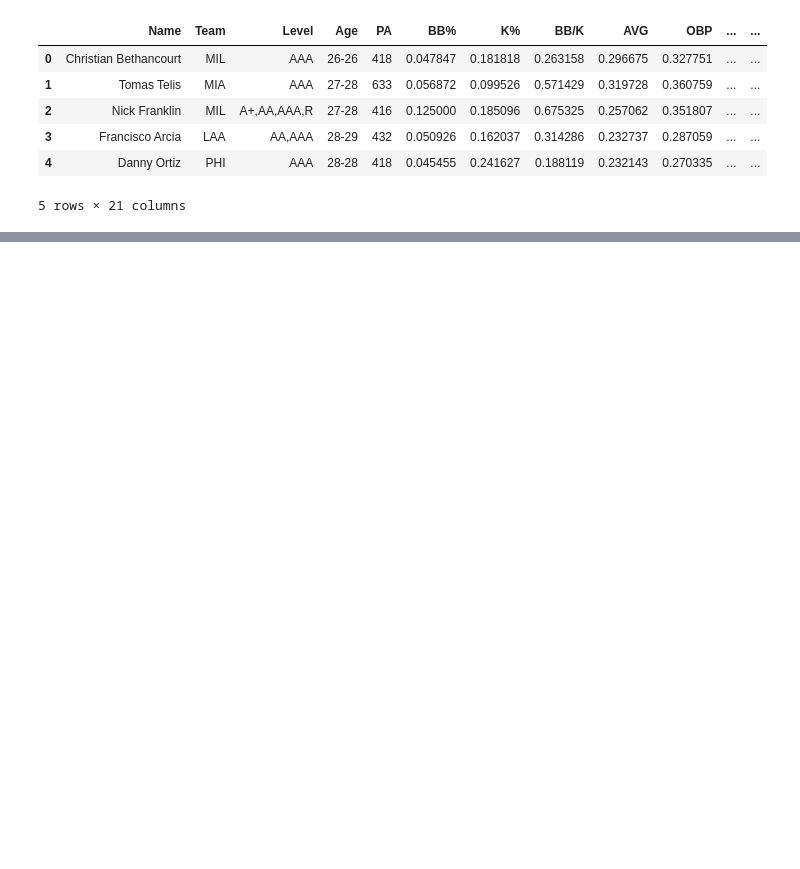
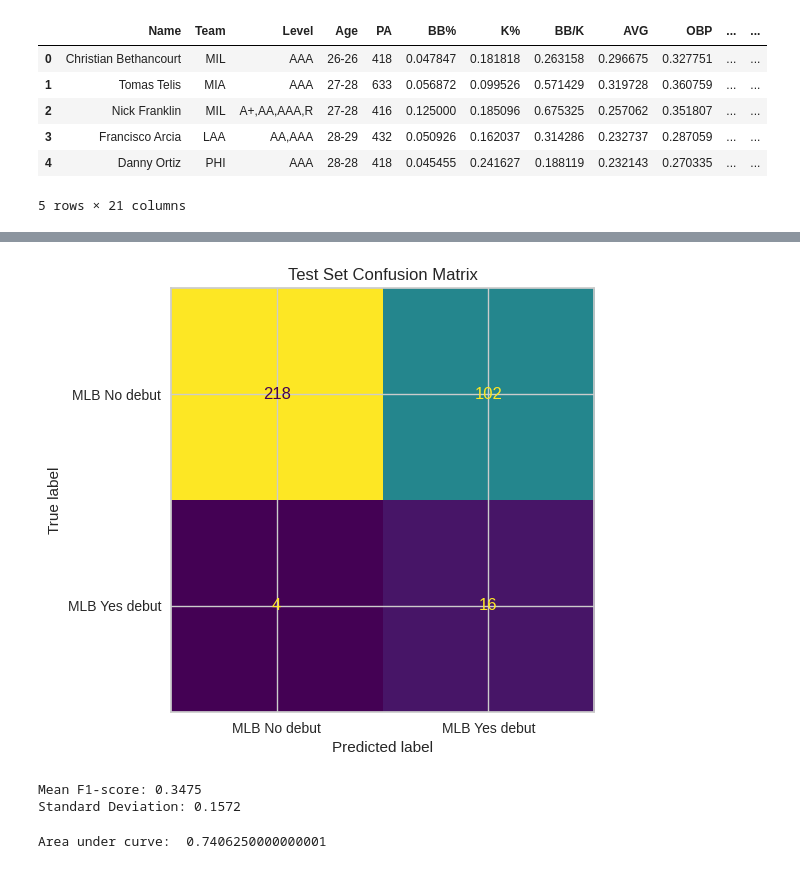
Before and after one commit to jrsansom110515/team2_w25_milestone2_datafiles, a Jupyter notebook: team2_w25_milestone2_project.ipynb, the cells around one changed output, grey strips where cells are left out. Cells and saved outputs as stored; diff of their text form; code cells hidden in the pictures; blank space fills up the shorter version.

```diff
--- a/team2_w25_milestone2_project.ipynb
+++ b/team2_w25_milestone2_project.ipynb
@@ -152,0 +211,6 @@ tts_dataset
+# %%
+"""Reduce the size of the dataset down to only players who have played at certain levels"""
+
+tts_dataset_higher_levels = tts_dataset.loc[(tts_dataset['AA'] == 1) & (tts_dataset['AAA'] == 1)].drop(columns=['A', 'A+', 'A-', 'R'])
+
+tts_dataset_higher_levels.head(5)
@@ -215,0 +344,10 @@ Please also refer to the documentation for alternative solver options:
+# %%
+# Contains all the features
+tts_dataset_higher_levels
+
+# Select important features
+less_features = ['wRC', 'wRC+', 'AVG', 'wSB', 'BB/K', 'SLG', 'ISO', 'OPS', 'MLB_debut']
+tts_dataset_less_features = tts_dataset_higher_levels.loc[:, less_features]
+
+# Contains only the features in the less_features list
+tts_dataset_less_features
@@ -215,0 +368,12 @@ Please also refer to the documentation for alternative solver options:
+# %%
+"""
+Run the function from the function list to return X_train, X_test, y_train, y_test
+
+The function takes 4 inputs. 1 dataframe,
+1 string name of the feature column that is the dependent variable,
+a training size for did NOT make MLB debut (0) and training size for did make MLB debut (1)
+"""
+
+# This will retrain the models to use the new reduced amount of features based on the feature importance analysis
+
+X_train, X_test, y_train, y_test = custom_training_testing(tts_dataset_less_features,'MLB_debut', 0.60, 0.80)
@@ -215,0 +463,30 @@ Please also refer to the documentation for alternative solver options:
+# %%
+#confusion matrix
+def plot_confusion(y_test, y_pred):
+    cm = confusion_matrix(y_test, y_pred)
+    labels = {"MLB No debut": 0, "MLB Yes debut": 1}.keys()
+    display_cm = ConfusionMatrixDisplay(confusion_matrix=cm, display_labels=labels)
+    display_cm.plot(colorbar=False)
+    plt.title("Test Set Confusion Matrix")
+    plt.show()
+# %%
+plot_confusion(y_test, y_pred_lr)
+# %% [output]
+[figure, added]
+# %%
+X_cv = tts_dataset_less_features.drop(columns=['MLB_debut'])
+y_cv = tts_dataset_less_features['MLB_debut']
+
+#5-fold cross validation of the best model
+cv_scores = cross_val_score(lr_model, X_cv, y_cv, cv = 5, scoring = 'f1')
+
+print(f"Mean F1-score: {np.mean(cv_scores):.4f}")
+print(f"Standard Deviation: {np.std(cv_scores):.4f}")
+# %% [output]
+Mean F1-score: 0.3475
+Standard Deviation: 0.1572
+# %%
+auc=roc_auc_score(y_test, y_pred_lr)
+print("Area under curve: ", auc)
+# %% [output]
+Area under curve:  0.7406250000000001
```
Also changed, not shown: parts of 41 cells of this notebook.
